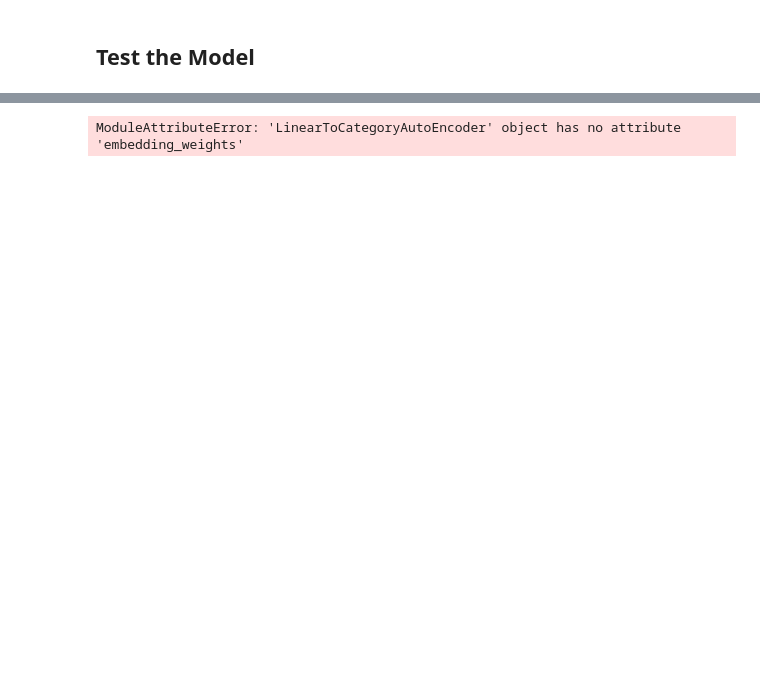
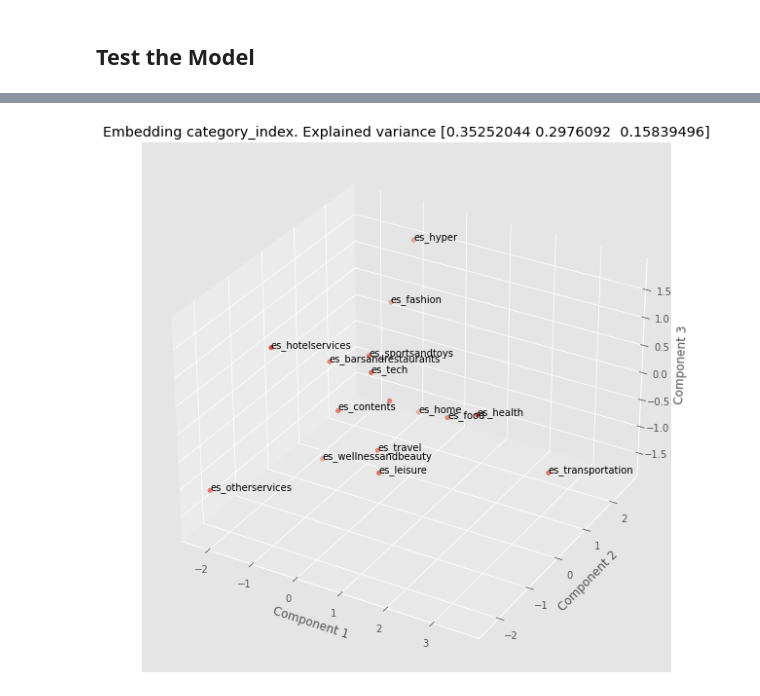
Before and after one commit to t0kk35/d373c7, a Jupyter notebook: notebooks/01_single/02_encoders/03_CategoricalToBinary.ipynb, the cells around one changed output, grey strips where cells are left out. Cells and saved outputs as stored; diff of their text form; code cells hidden in the pictures; blank space fills up the shorter version.

```diff
--- a/notebooks/01_single/02_encoders/03_CategoricalToBinary.ipynb
+++ b/notebooks/01_single/02_encoders/03_CategoricalToBinary.ipynb
@@ -248,5 +271,5 @@ ap score  : 0.5680
 # %%
 w = m.embedding_weights(category_i, True)
-pl.LayerPlot().plot_embedding(category_i, w, fig_size=(10,10))
+pl.LayerPlot().plot_embedding(category_i, w, dims=3, fig_size=(10,10))
 # %% [output]
-ModuleAttributeError: 'LinearToCategoryAutoEncoder' object has no attribute 'embedding_weights'
+[figure, added]
```
Also changed, not shown: parts of 17 cells of this notebook, 13 other files.
